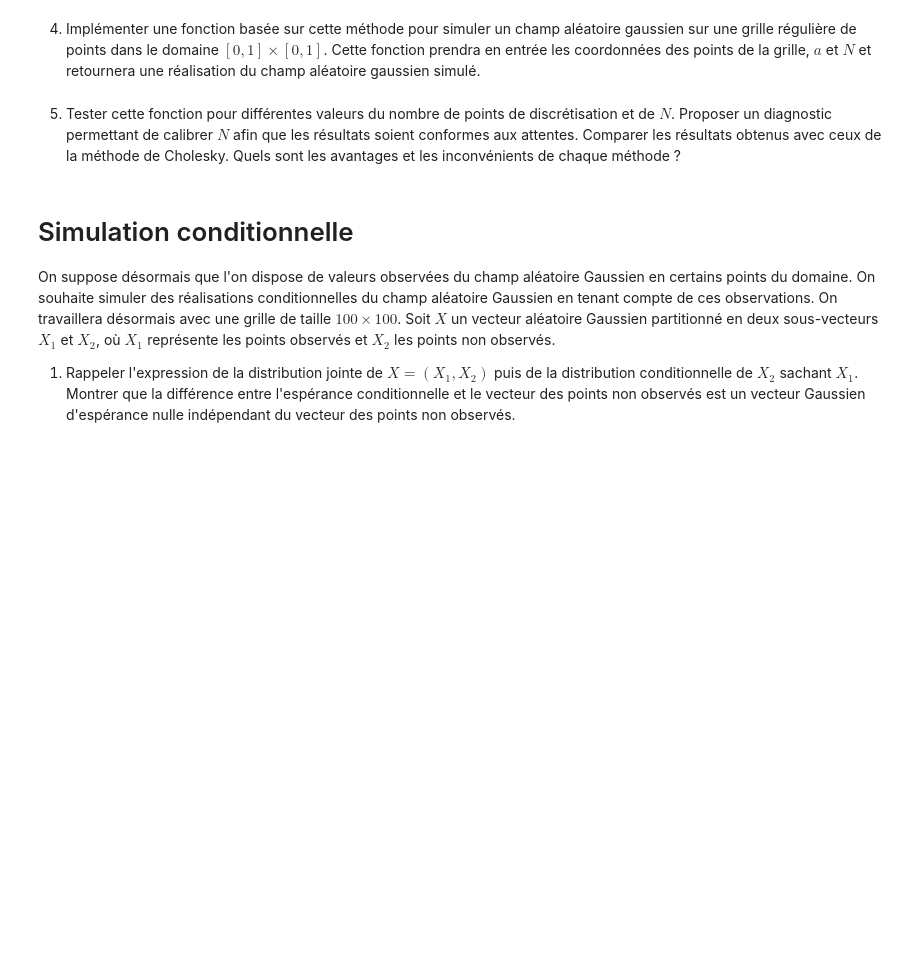
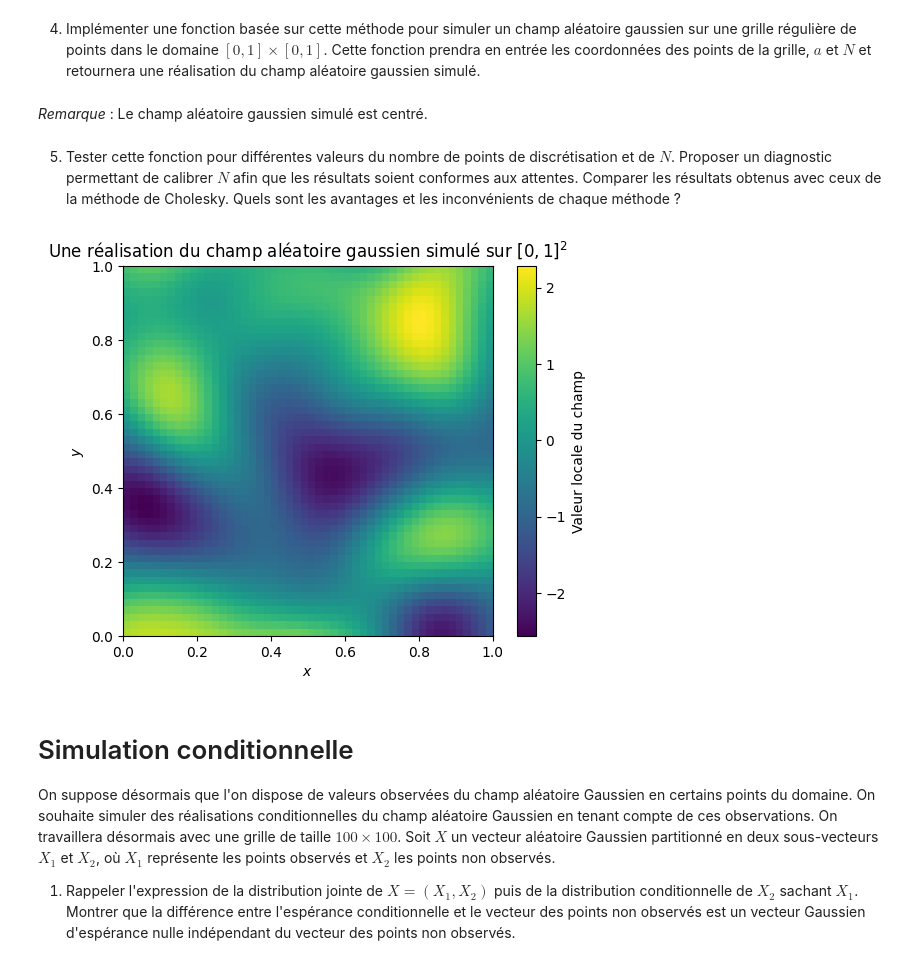
Before and after one commit to louismaguer/projet-maths-info, a Jupyter notebook: projet-probas/Projet Probabilités.ipynb, the cells around one changed output. Cells and saved outputs as stored; diff of their text form; code cells hidden in the pictures; blank space fills up the shorter version.

```diff
--- a/projet-probas/Projet Probabilités.ipynb
+++ b/projet-probas/Projet Probabilités.ipynb
@@ -354,11 +357,36 @@ $$
 Donc la matrice de covariance $K$ est bien définie par $K_{ij} = C(x_i - x_j)$.
 # %% [markdown]
 4. Implémenter une fonction basée sur cette méthode pour simuler un champ aléatoire gaussien sur une grille régulière de points dans le domaine  $[0, 1] \times [0, 1]$. Cette fonction prendra en entrée les coordonnées des points de la grille, $a$ et  $N$ et retournera une réalisation du champ aléatoire gaussien simulé.
+# %% [markdown]
+*Remarque* : Le champ aléatoire gaussien simulé est centré.
+# %%
+def champ_spectre(coord, a, N) :
+    m = len(coord)
+    n = int(np.sqrt(m))
+    W = np.random.default_rng().multivariate_normal([0, 0], (2/a)*np.identity(2), N)
+    Phi = np.random.default_rng().uniform(0, 2*np.pi, N)
+    termes = np.cos(np.dot(coord, W.transpose()) + Phi)
+    Y = np.sqrt(2/N) * np.sum(termes, axis=1)
+    plt.imshow(Y.reshape(n,n), origin="lower", extent = [0, 1, 0, 1])
+    plt.xlabel("$x$")
+    plt.ylabel("$y$")
+    plt.colorbar(label = "Valeur locale du champ")
+    plt.title("Une réalisation du champ aléatoire gaussien simulé sur $[0, 1]^2$")
+    plt.show()
 # %% [markdown]
 5. Tester cette fonction pour différentes valeurs du nombre de points de discrétisation et de $N$. Proposer un diagnostic permettant de calibrer $N$ afin que les résultats soient conformes aux attentes. Comparer les résultats obtenus avec ceux de la méthode de Cholesky. Quels sont les avantages et les inconvénients de chaque méthode ?
 # %%
 sigma2 = 1.0
 a = 0.05
+
+def coord(n) :
+    coord_int = np.linspace(0, 1, n)
+    coord = np.array([[x, y] for x in coord_int for y in coord_int])
+    return coord
+
+champ_spectre(coord(50), a, 1000)
+# %% [output]
+[figure, added]
 # %% [markdown]
 # Simulation conditionnelle
 
```
Also changed, not shown: parts of 1 cell of this notebook.
